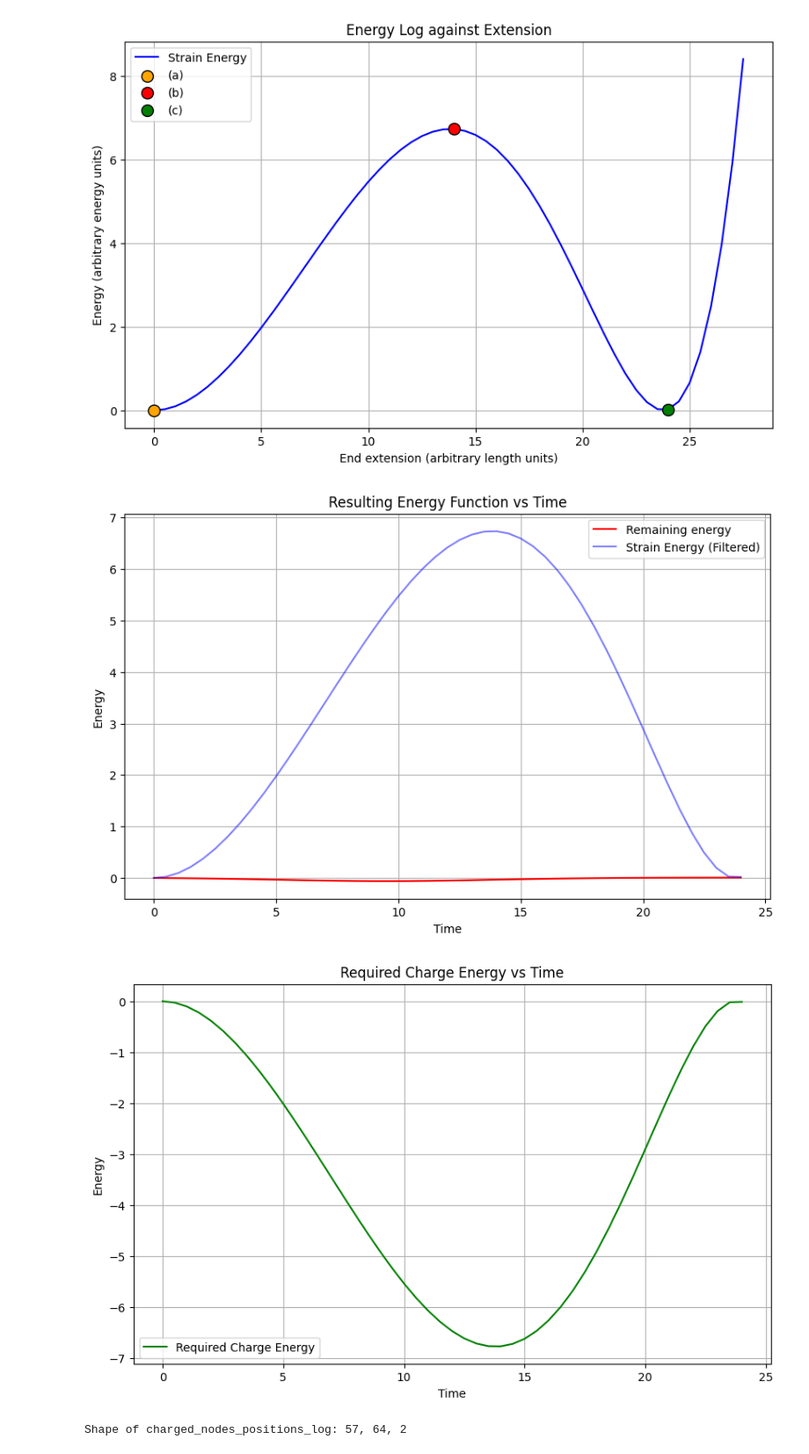
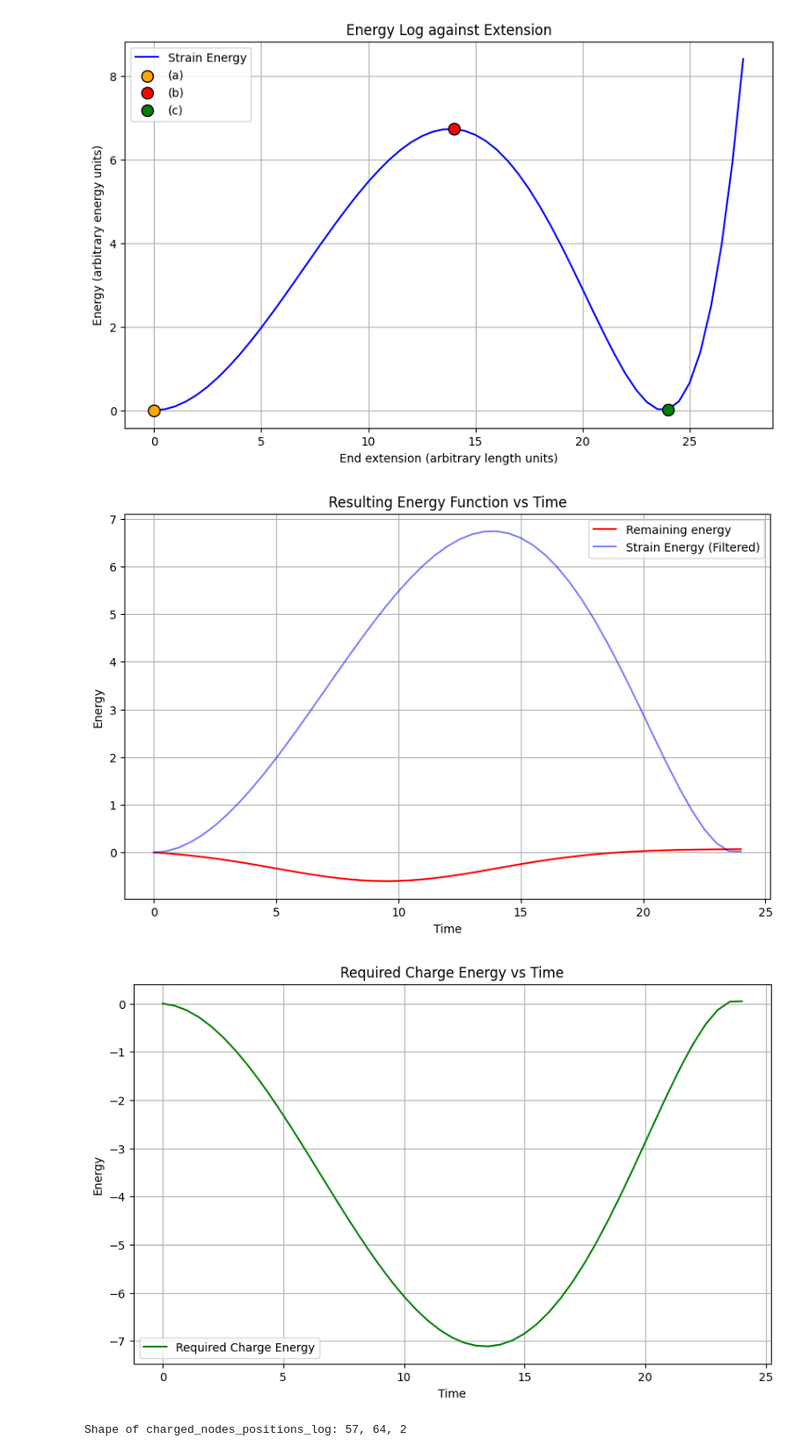
Before and after one commit to Sam-MARTis/Auxetic-MM-Simulation, a Jupyter notebook: Physics-Engine_Python_V3/analysis.ipynb, the cells around one changed output. Shown at 88% size. Cells and saved outputs as stored; diff of their text form; code cells hidden in the pictures.

```diff
--- a/Physics-Engine_Python_V3/analysis.ipynb
+++ b/Physics-Engine_Python_V3/analysis.ipynb
@@ -94,7 +94,7 @@ plt.show()
 σ = 0.1*np.abs(α-β)
 # print(f"α : {t_log[α]}, β : {t_log[β]}")
 # a = (β/(α-β))*np.exp((-1/(2*σ*σ))*(2*β*α - α*α))
-a = np.max(energy_log_filtered) * 0.01
+a = np.max(energy_log_filtered) * 0.1
 
 def gaussian(t, μ, σ, a):
     return a * np.exp(-((t - μ) / σ) ** 2)
@@ -102,35 +102,35 @@ def gaussian(t, μ, σ, a):
 
 
 def resulting_energy_function_non_interacting(t, β, σ, a):
     val =  -gaussian(t, μ=β, σ=σ, a=a) + gaussian(0, μ=β, σ=σ, a=a)
     return val
 
 # Plotting the final energy function
 # t_values = np.linspace(0, t_log_filtered[-1], 1000)
 final_energy_values = resulting_energy_function_non_interacting(t_log_filtered, β=β, σ=σ, a=a)
 plt.figure(figsize=(10, 6))
 plt.plot(t_log_filtered, final_energy_values, label='Remaining energy', color='red')
 plt.plot(t_log_filtered, energy_log_filtered, label='Strain Energy (Filtered)', color='blue', alpha=0.5)
 plt.title('Resulting Energy Function vs Time')
 plt.xlabel('Time')
 plt.ylabel('Energy')
 plt.grid()
 plt.legend()
 plt.show()
 
 required_charge_energy_values = final_energy_values-energy_log_filtered
 #Plot the sum of the two functions
 plt.figure(figsize=(10, 6))
 plt.plot(t_log_filtered, required_charge_energy_values, label='Required Charge Energy', color='green')
 plt.title('Required Charge Energy vs Time')
 plt.xlabel('Time')
 plt.ylabel('Energy')
 plt.grid()
 plt.legend()
 plt.show()
 # %% [output]
-[figure, old version]
+[figure, new version]
-[figure, old version]
+[figure, new version]
 # %%
 print(f"Shape of charged_nodes_positions_log: {len(charged_nodes_positions_log)}, {len(charged_nodes_positions_log[0])}, {len(charged_nodes_positions_log[0][0])}")
 charged_nodes_positions_log = np.array(charged_nodes_positions_log)
```
Also changed, not shown: parts of 4 cells of this notebook.
